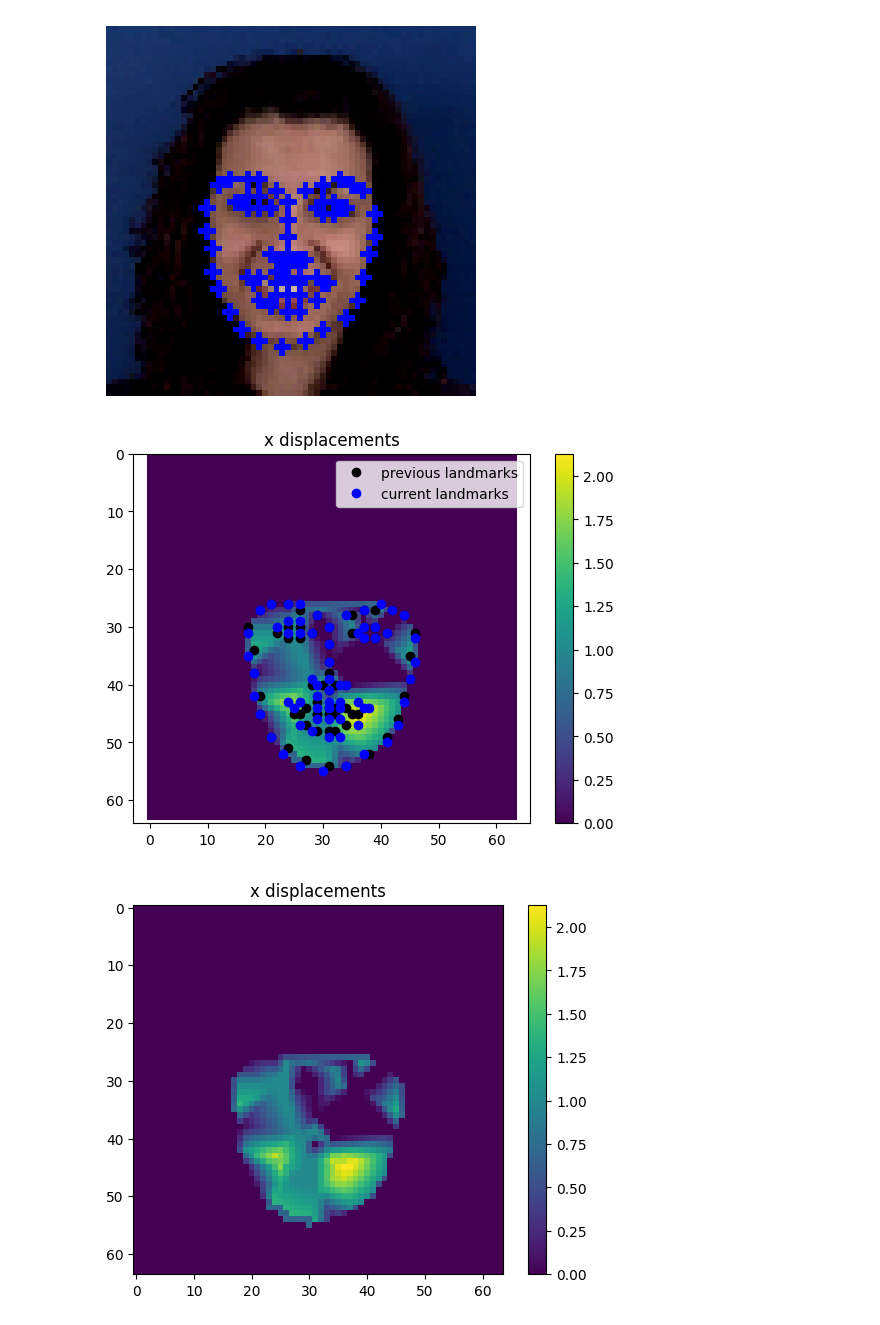
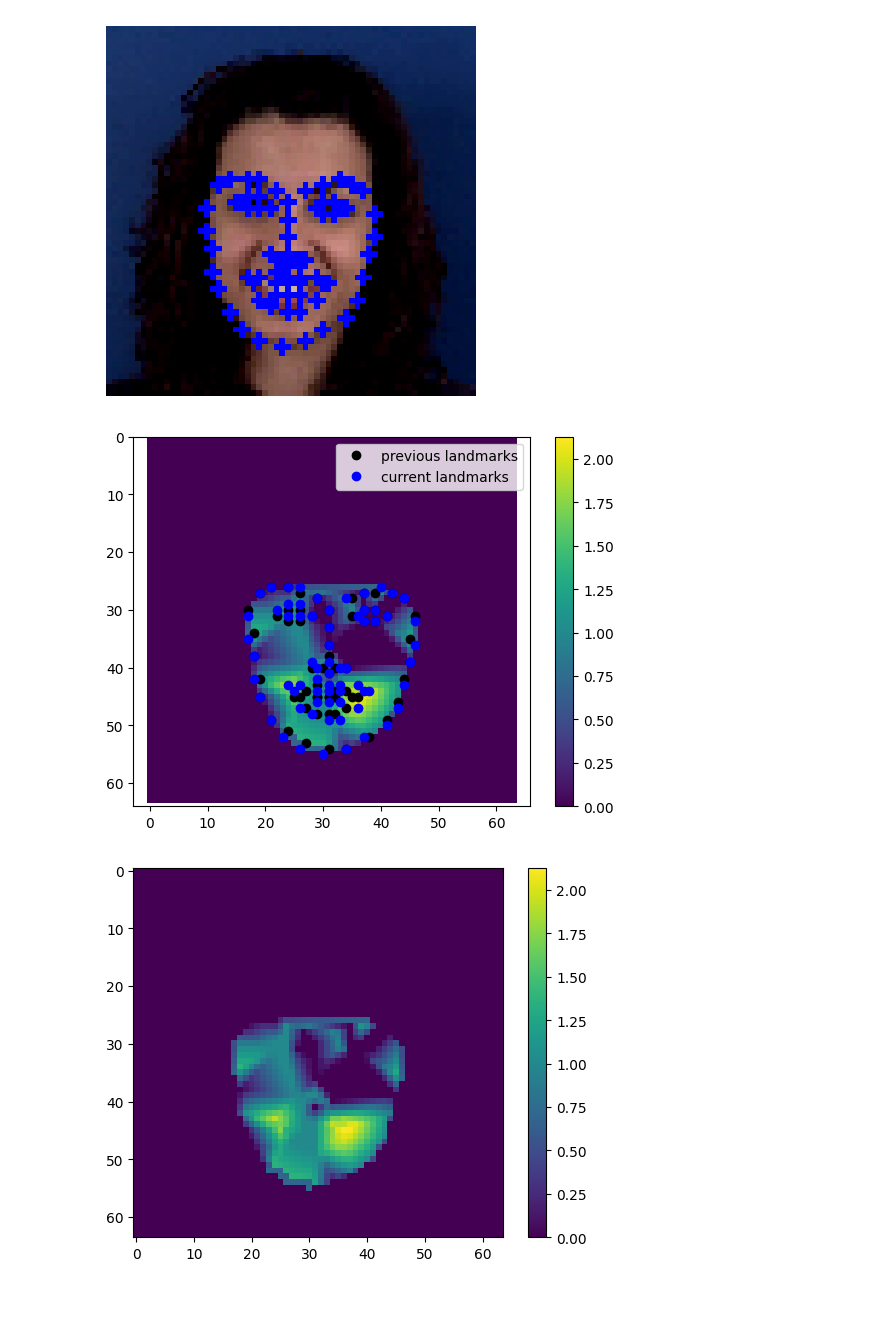
Before and after one commit to lapidarioz/temporal-coherence, a Jupyter notebook: displacements.ipynb, the cells around one changed output. Saved outputs shown, nothing was run; the diff lists cells and outputs as text; code cells hidden in the pictures; blank space fills up the shorter version.

```diff
--- a/displacements.ipynb
+++ b/displacements.ipynb
@@ -384,34 +384,40 @@ def compute_displacements_interpolation(points_a, points_b, image_height=IMG_HEI
 
     interpolator_a = LinearNDInterpolator(points_a, displacements_values, fill_value=0)
     interpolator_b = LinearNDInterpolator(points_b, displacements_values, fill_value=0)
     X = np.arange(0, image_height)
     Y = np.arange(0, image_width)
     X, Y = np.meshgrid(X, Y)
     displacements_map_a = interpolator_a(X, Y)
     displacements_map_b = interpolator_b(X, Y)
     displacements_map = np.mean([displacements_map_a, displacements_map_b], axis=0)
 
 
     plt.pcolormesh(X, Y, displacements_map, shading='auto')
     plt.plot(points_a[:, 0], points_a[:, 1], "ok", label="previous landmarks", color="black")
     plt.plot(points_b[:, 0], points_b[:, 1], "ok", label="current landmarks", color="blue")
     plt.legend()
     plt.colorbar()
     plt.axis("equal")
     plt.ylim(IMG_HEIGHT, 0)
-    plt.title("x displacements")
     plt.show()
 
 
     plt.imshow(displacements_map)
     plt.colorbar()
-    plt.title("x displacements")
+    plt.show()
+
+    plt.imshow(displacements_map_a)
+    plt.colorbar()
+    plt.show()
+
+    plt.imshow(displacements_map_b)
+    plt.colorbar()
     plt.show()
 
 
     return displacements_map
 
 displacements_map = compute_displacements_interpolation(out_landmarks2[0], out_landmarks2[72])
 # %% [output]
-[figure, old version]
+[figure, new version]
-[figure, old version]
+[figure, new version]
```
Also changed, not shown: parts of 9 cells of this notebook, 5 other files.
